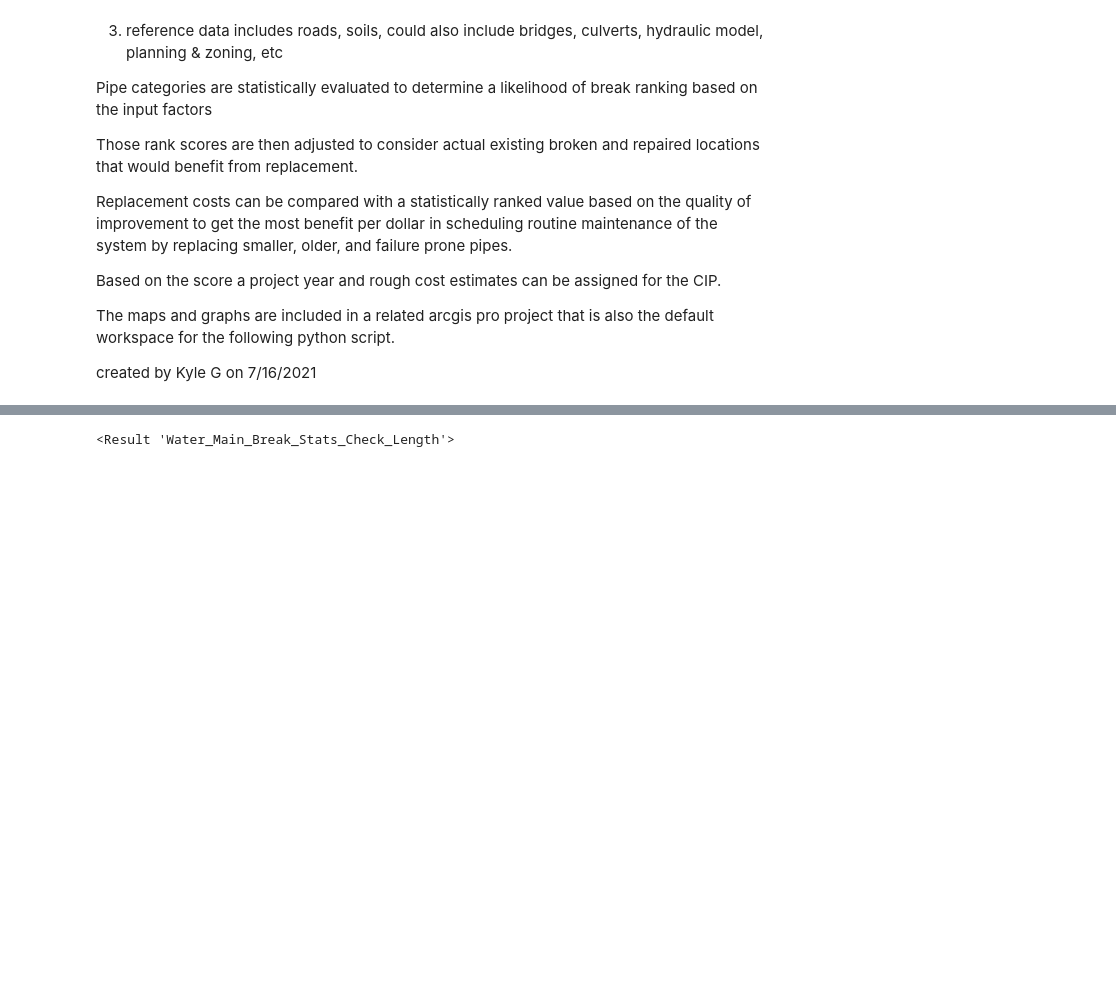
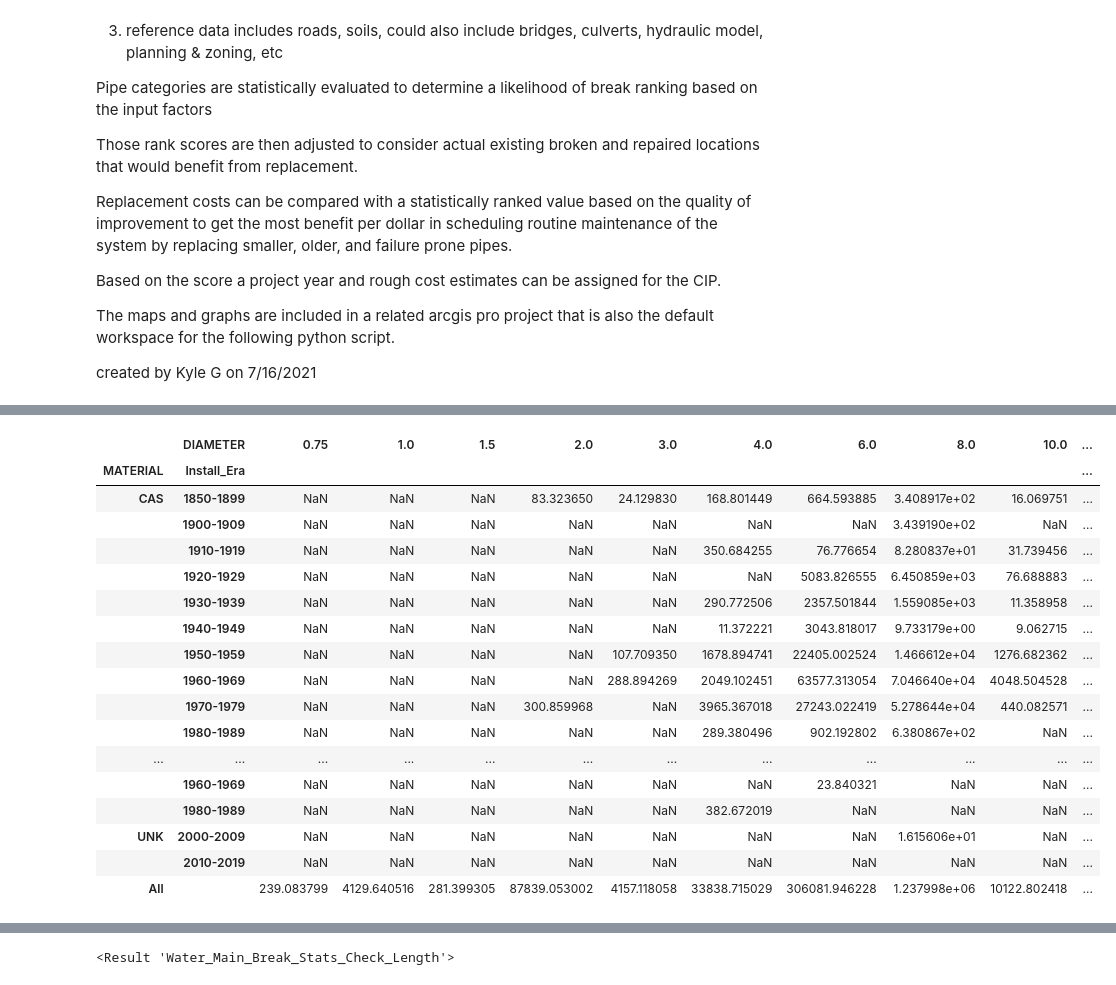
Before and after one commit to gontek/CMED, a Jupyter notebook: AssetPrediction.ipynb, the cells around one changed output, grey strips where cells are left out. Cells and saved outputs as stored; diff of their text form; code cells hidden in the pictures; blank space fills up the shorter version.

```diff
--- a/AssetPrediction.ipynb
+++ b/AssetPrediction.ipynb
@@ -442,3 +422,43 @@ Succeeded at Wednesday, July 28, 2021 12:42:37 PM (Elapsed Time: 0.39 seconds)
+# %%
+#exploring pandas data frames, pivot tables, and grouping material and diameter summary lengths
+#this result would be useful for data quality control
+
+
+import pandas as pd
+arcpy.management.SelectLayerByAttribute(watermains, "NEW_SELECTION", "WATERTYPE = 'Potable'", None)
+
+fc = watermains
+
+fields = ['DIAMETER', 'MATERIAL', 'Install_Era', 'Shape_Length'] #Change to match your input
+
+df = pd.DataFrame.from_records(data=arcpy.da.SearchCursor(fc,fields),columns=fields)
+
+table = pd.pivot_table(df, values='Shape_Length', index=['MATERIAL', 'Install_Era'], columns=['DIAMETER'], aggfunc=sum, margins = True, dropna = True)
+#print(table)
+#display(table)
+
+from IPython.display import display, HTML
+
+display(HTML(table.to_html()))
+# %% [output]
+|  | DIAMETER | 0.75 | 1.0 | 1.5 | 2.0 | 3.0 | 4.0 | 6.0 | 8.0 | 10.0 | ... |
+| MATERIAL | Install_Era |  |  |  |  |  |  |  |  |  | ... |
+| CAS | 1850-1899 | NaN | NaN | NaN | 83.323650 | 24.129830 | 168.801449 | 664.593885 | 3.408917e+02 | 16.069751 | ... |
+|  | 1900-1909 | NaN | NaN | NaN | NaN | NaN | NaN | NaN | 3.439190e+02 | NaN | ... |
+|  | 1910-1919 | NaN | NaN | NaN | NaN | NaN | 350.684255 | 76.776654 | 8.280837e+01 | 31.739456 | ... |
+|  | 1920-1929 | NaN | NaN | NaN | NaN | NaN | NaN | 5083.826555 | 6.450859e+03 | 76.688883 | ... |
+|  | 1930-1939 | NaN | NaN | NaN | NaN | NaN | 290.772506 | 2357.501844 | 1.559085e+03 | 11.358958 | ... |
+|  | 1940-1949 | NaN | NaN | NaN | NaN | NaN | 11.372221 | 3043.818017 | 9.733179e+00 | 9.062715 | ... |
+|  | 1950-1959 | NaN | NaN | NaN | NaN | 107.709350 | 1678.894741 | 22405.002524 | 1.466612e+04 | 1276.682362 | ... |
+|  | 1960-1969 | NaN | NaN | NaN | NaN | 288.894269 | 2049.102451 | 63577.313054 | 7.046640e+04 | 4048.504528 | ... |
+|  | 1970-1979 | NaN | NaN | NaN | 300.859968 | NaN | 3965.367018 | 27243.022419 | 5.278644e+04 | 440.082571 | ... |
+|  | 1980-1989 | NaN | NaN | NaN | NaN | NaN | 289.380496 | 902.192802 | 6.380867e+02 | NaN | ... |
+| ... | ... | ... | ... | ... | ... | ... | ... | ... | ... | ... | ... |
+|  | 1960-1969 | NaN | NaN | NaN | NaN | NaN | NaN | 23.840321 | NaN | NaN | ... |
+|  | 1980-1989 | NaN | NaN | NaN | NaN | NaN | 382.672019 | NaN | NaN | NaN | ... |
+| UNK | 2000-2009 | NaN | NaN | NaN | NaN | NaN | NaN | NaN | 1.615606e+01 | NaN | ... |
+|  | 2010-2019 | NaN | NaN | NaN | NaN | NaN | NaN | NaN | NaN | NaN | ... |
+| All |  | 239.083799 | 4129.640516 | 281.399305 | 87839.053002 | 4157.118058 | 33838.715029 | 306081.946228 | 1.237998e+06 | 10122.802418 | ... |
 # %%
 #score the pipes based on corrosive soils
 
```
Also changed, not shown: parts of 31 cells of this notebook.
